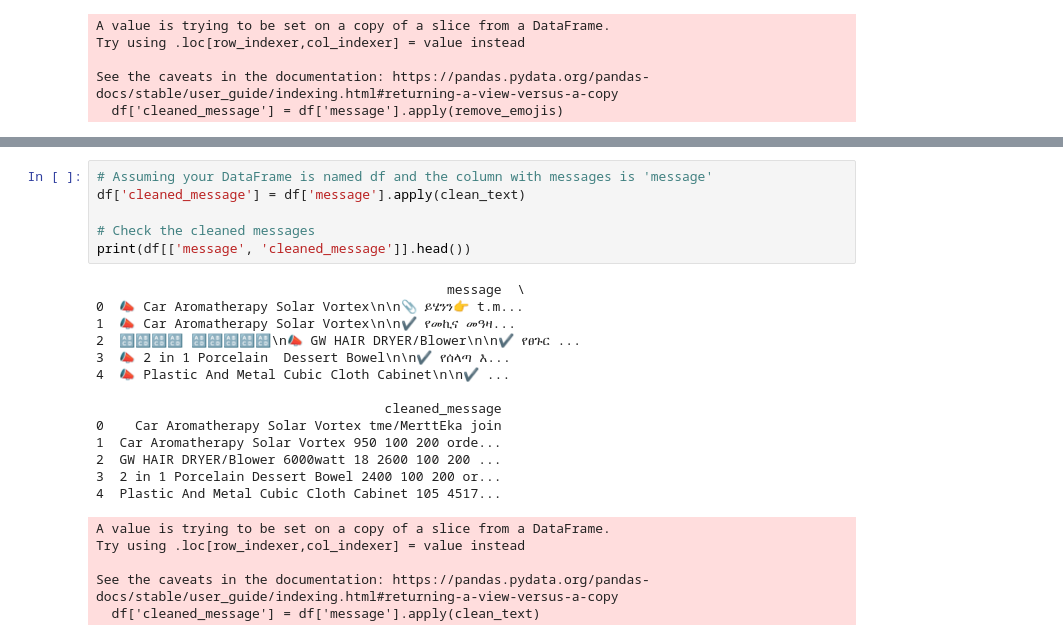
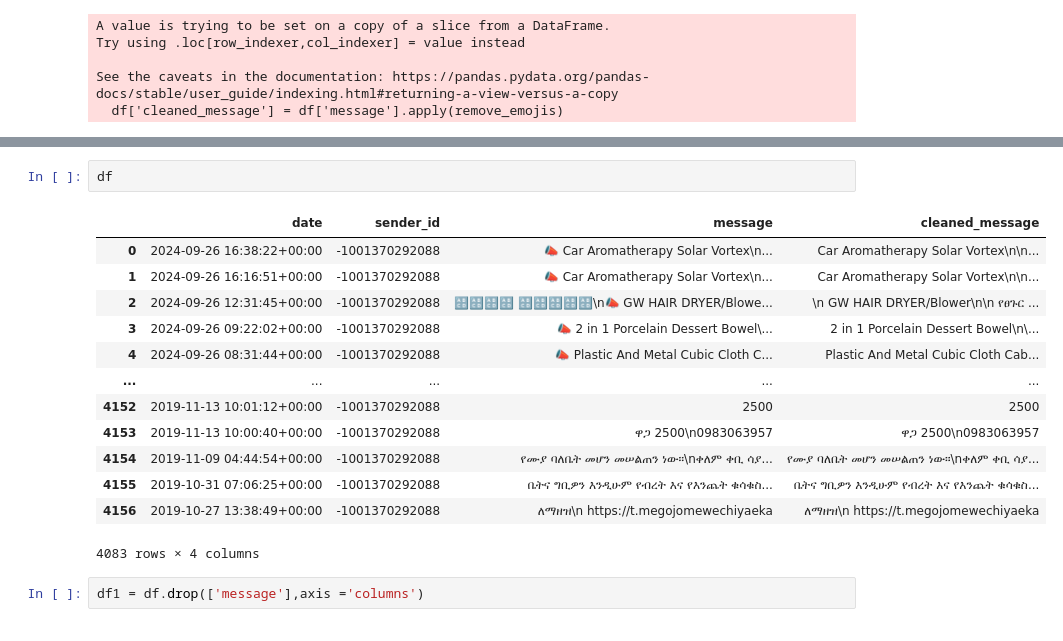
Before and after one commit to Begizew2112/10academyAIMweek-5, a Jupyter notebook: notebook/scraping_and_preprocessing.ipynb, the cells around one changed output, grey strips where cells are left out. Cells and saved outputs as stored; diff of their text form.

```diff
--- a/notebook/scraping_and_preprocessing.ipynb
+++ b/notebook/scraping_and_preprocessing.ipynb
@@ -265,25 +257,18 @@ def clean_text(text):
-# %%
-# Assuming your DataFrame is named df and the column with messages is 'message'
-df['cleaned_message'] = df['message'].apply(clean_text)
-
-# Check the cleaned messages
-print(df[['message', 'cleaned_message']].head())
-# %% [output]
-                                             message  \
-0  📣 Car Aromatherapy Solar Vortex\n\n📎 ይሄንን👉 t.m...
-1  📣 Car Aromatherapy Solar Vortex\n\n✔️ የመኪና መዓዛ...
-2  🔠🔠🔠🔠 🔠🔠🔠🔠🔠\n📣 GW HAIR DRYER/Blower\n\n✔️ የፀጉር ...
-3  📣 2 in 1 Porcelain  Dessert Bowel\n\n✔️ የሰላጣ እ...
-4  📣 Plastic And Metal Cubic Cloth Cabinet\n\n✔️ ...
-
-                                     cleaned_message
-0    Car Aromatherapy Solar Vortex tme/MerttEka join
-1  Car Aromatherapy Solar Vortex 950 100 200 orde...
-2  GW HAIR DRYER/Blower 6000watt 18 2600 100 200 ...
-3  2 in 1 Porcelain Dessert Bowel 2400 100 200 or...
-4  Plastic And Metal Cubic Cloth Cabinet 105 4517...
-A value is trying to be set on a copy of a slice from a DataFrame.
-Try using .loc[row_indexer,col_indexer] = value instead
-
-See the caveats in the documentation: https://pandas.pydata.org/pandas-docs/stable/user_guide/indexing.html#returning-a-view-versus-a-copy
-  df['cleaned_message'] = df['message'].apply(clean_text)
+# %%
+df
+# %% [output]
+|  | date | sender_id | message | cleaned_message |
+| 0 | 2024-09-26 16:38:22+00:00 | -1001370292088 | 📣 Car Aromatherapy Solar Vortex\n... | Car Aromatherapy Solar Vortex\n\n... |
+| 1 | 2024-09-26 16:16:51+00:00 | -1001370292088 | 📣 Car Aromatherapy Solar Vortex\n... | Car Aromatherapy Solar Vortex\n\n... |
+| 2 | 2024-09-26 12:31:45+00:00 | -1001370292088 | 🔠🔠🔠🔠 🔠🔠🔠🔠🔠\n📣 GW HAIR DRYER/Blowe... | \n GW HAIR DRYER/Blower\n\n የፀጉር ... |
+| 3 | 2024-09-26 09:22:02+00:00 | -1001370292088 | 📣 2 in 1 Porcelain Dessert Bowel\... | 2 in 1 Porcelain Dessert Bowel\n\... |
+| 4 | 2024-09-26 08:31:44+00:00 | -1001370292088 | 📣 Plastic And Metal Cubic Cloth C... | Plastic And Metal Cubic Cloth Cab... |
+| ... | ... | ... | ... | ... |
+| 4152 | 2019-11-13 10:01:12+00:00 | -1001370292088 | 2500 | 2500 |
+| 4153 | 2019-11-13 10:00:40+00:00 | -1001370292088 | ዋጋ 2500\n0983063957 | ዋጋ 2500\n0983063957 |
+| 4154 | 2019-11-09 04:44:54+00:00 | -1001370292088 | የሙያ ባለቤት መሆን መሠልጠን ነው።\nቀለም ቀቢ ሳያ... | የሙያ ባለቤት መሆን መሠልጠን ነው።\nቀለም ቀቢ ሳያ... |
+| 4155 | 2019-10-31 07:06:25+00:00 | -1001370292088 | ቤትና ግቢዎን እንዲሁም የብረት እና የእንጨት ቁሳቁስ... | ቤትና ግቢዎን እንዲሁም የብረት እና የእንጨት ቁሳቁስ... |
+| 4156 | 2019-10-27 13:38:49+00:00 | -1001370292088 | ለማዘዝ\n https://t.megojomewechiyaeka | ለማዘዝ\n https://t.megojomewechiyaeka |
+4083 rows × 4 columns
+# %%
+df1 = df.drop(['message'],axis ='columns')
```
Also changed, not shown: parts of 4 cells of this notebook.
